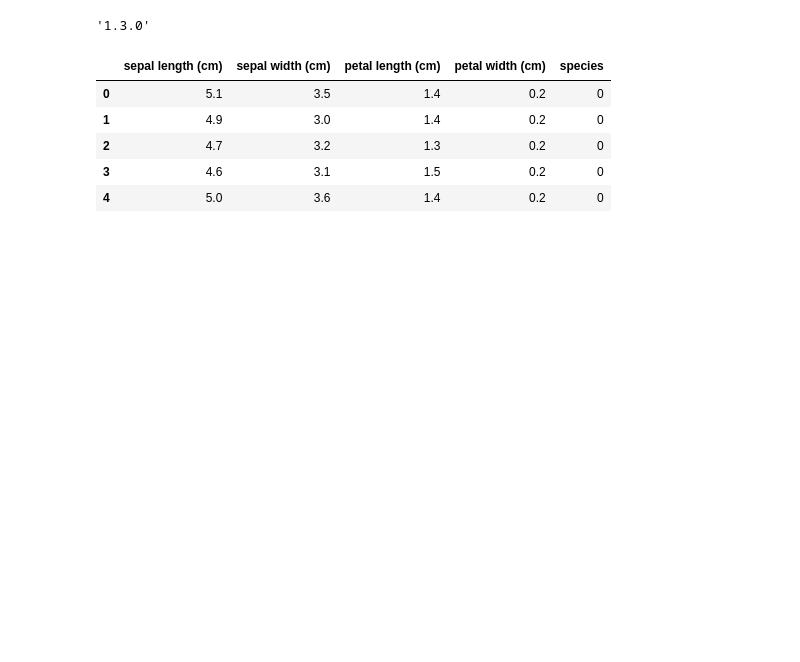
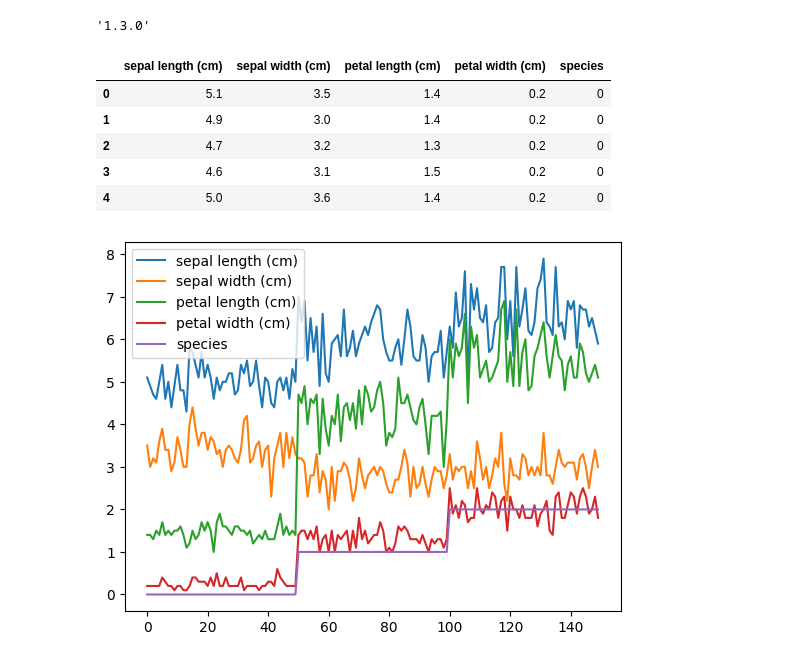
Before and after one commit to KARINAgoncalvesSOARES/Exemplos_Python, a Jupyter notebook: pandas.ipynb, the cells around one changed output. Saved outputs shown, nothing was run; the diff lists cells and outputs as text; code cells hidden in the pictures; blank space fills up the shorter version.

```diff
--- a/pandas.ipynb
+++ b/pandas.ipynb
@@ -815,3 +812,9 @@ df.head()
 | 2 | 4.7 | 3.2 | 1.3 | 0.2 | 0 |
 | 3 | 4.6 | 3.1 | 1.5 | 0.2 | 0 |
 | 4 | 5.0 | 3.6 | 1.4 | 0.2 | 0 |
+# %%
+# Para criar um gráfico de linhas com todas as variáveis do dataframe, basta fazer isso:
+df.plot()
+plt.show()
+# %% [output]
+[figure, added]
```
Also changed, not shown: parts of 11 cells of this notebook.
